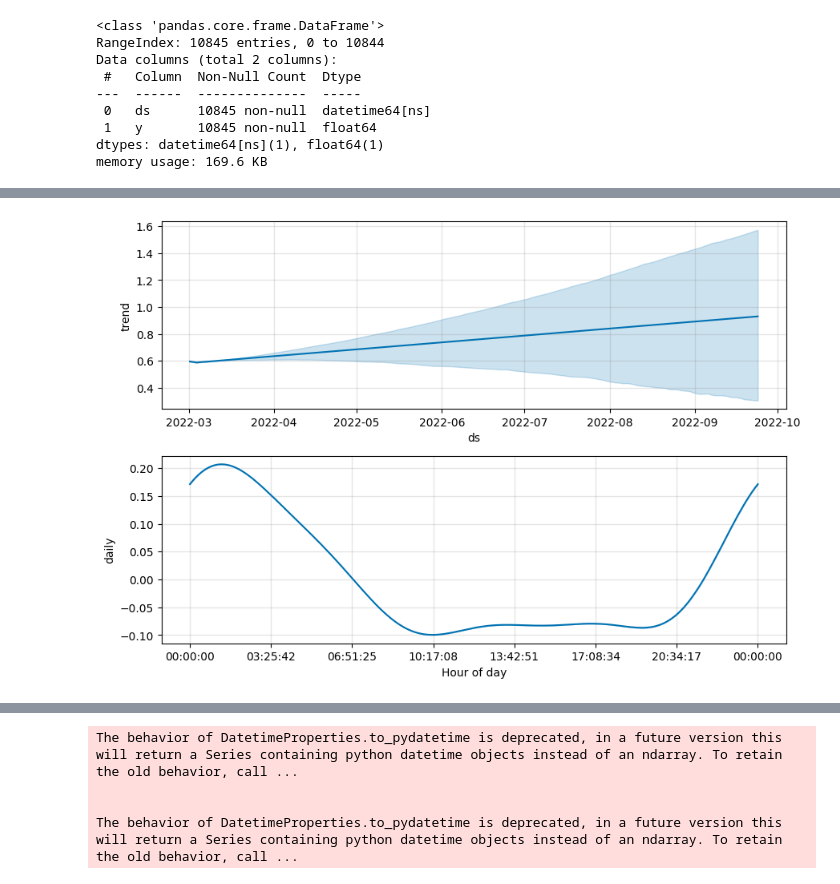
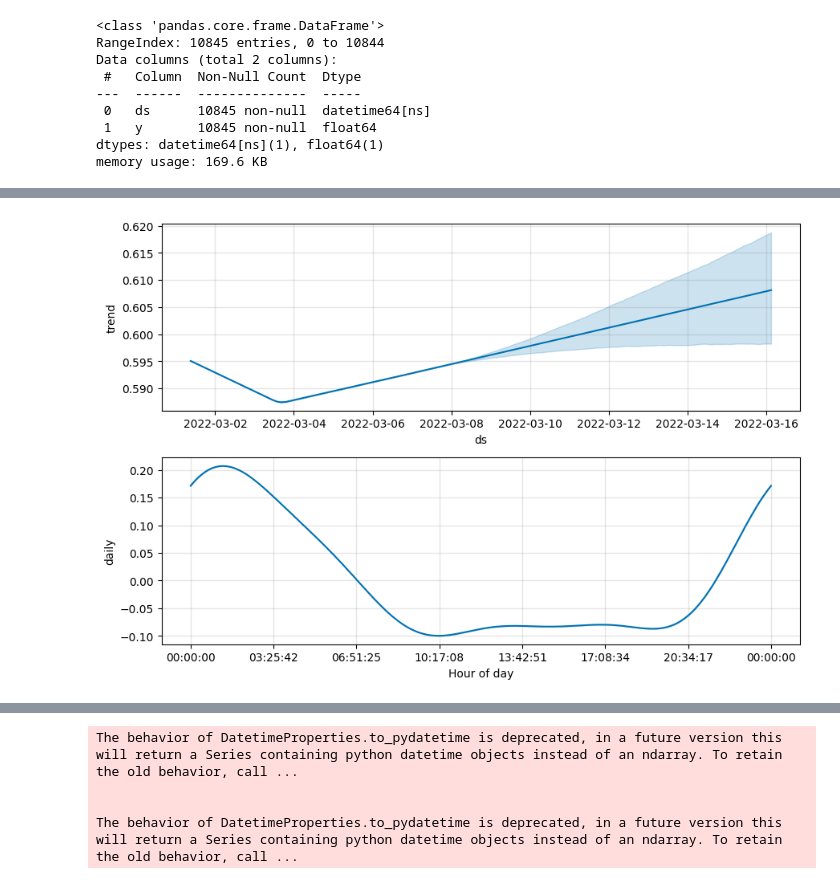
Before and after one commit to Aditya-NeuralNetNinja/d2p_proj, a Jupyter notebook: src/modelling/train_prophet.ipynb, the cells around one changed output, grey strips where cells are left out. Cells and saved outputs as stored; diff of their text form; code cells hidden in the pictures.

Commit message:
Updated notebook that does Prophet model training, forecasting values for next 1 week

```diff
--- a/src/modelling/train_prophet.ipynb
+++ b/src/modelling/train_prophet.ipynb
@@ -101,7 +114,8 @@ INFO:cmdstanpy:Chain [1] start processing
 INFO:cmdstanpy:Chain [1] done processing
 <prophet.forecaster.Prophet at 0x...>
 # %%
-future = m.make_future_dataframe(periods=200)
+# Create future dates for forecasting
+future = m.make_future_dataframe(periods=200, freq='H')
 future.tail()
 # %% [output]
 |  | ds |
@@ -132,7 +166,7 @@ fig1 = m.plot(forecast_full)
 # %%
-fig2 = m.plot_components(forecast_full)
+fig = m.plot_components(forecast_full)
 # %% [output]
-[figure, old version]
+[figure, new version]
 # %%
 from prophet.plot import plot_plotly, plot_components_plotly
 
```
Also changed, not shown: parts of 10 cells of this notebook.
